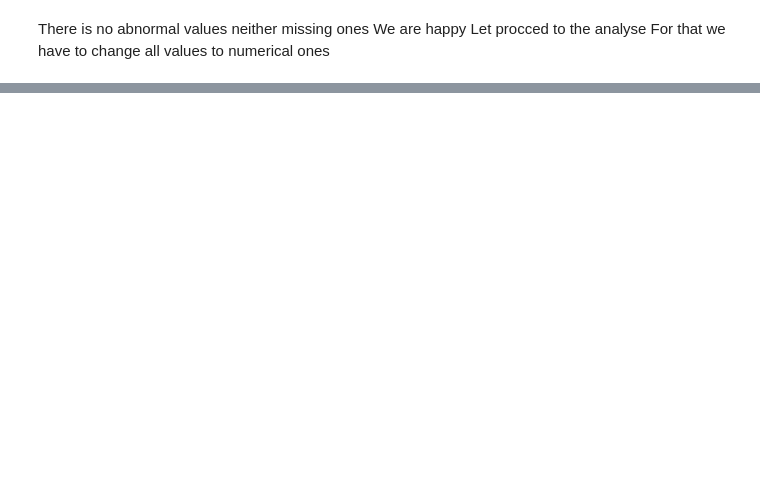
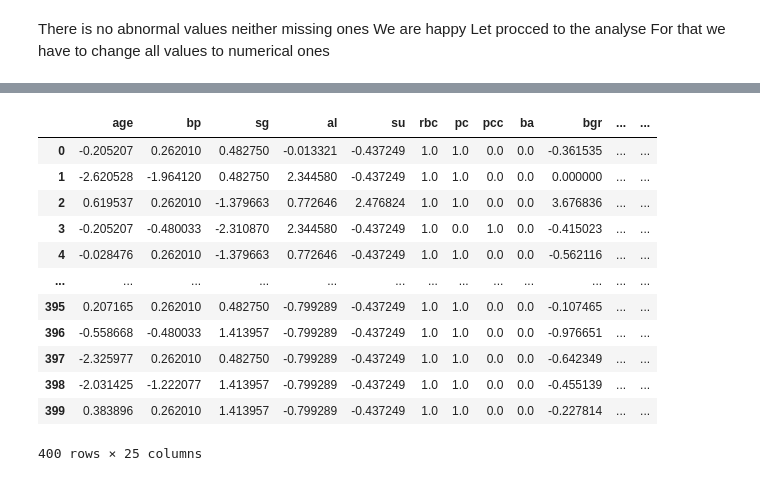
Before and after one commit to DAMMAK26/machine_learning_project, a Jupyter notebook: project.ipynb, the cells around one changed output, grey strips where cells are left out. Saved outputs shown, nothing was run; the diff lists cells and outputs as text; code cells hidden in the pictures; blank space fills up the shorter version.

```diff
--- a/project.ipynb
+++ b/project.ipynb
@@ -169,3 +173,30 @@ There is no abnormal values neither missing ones
 We are happy
 Let procced to the analyse
 For that we have to change all values to numerical ones
+# %%
+# Display the old form of the data
+print("The old form of the data is:\n", df.head(num_rows_to_see))
+
+# List of categorical columns
+cat_columns = ['rbc', 'pc', 'pcc', 'ba', 'htn', 'dm', 'cad', 'appet', 'pe', 'ane', 'classification']
+
+# Initialize label encoder
+label_encoder = LabelEncoder()
+
+# Dictionary to store the mapping between original and encoded values
+label_mapping = {}
+
+# Apply label encoding to categorical columns and store the mapping
+for col in cat_columns:
+    df[col] = label_encoder.fit_transform(df[col])
+    label_mapping[col] = dict(zip(label_encoder.classes_, label_encoder.transform(label_encoder.classes_)))
+
+# Display the recent form of the data
+print("The recent form of the data is:\n", df.head(num_rows_to_see))
+
+# Show the mapping for each column
+print("\nLabel Encoding Mappings (original -> encoded):")
+for col, mapping in label_mapping.items():
+    print(f"\nColumn: {col}")
+    for original_value, encoded_value in mapping.items():
+        print(f"{original_value} -> {encoded_value}")
@@ -171,0 +221,30 @@ For that we have to change all values to numerical ones
+# %%
+#normalise the data
+numerical_columns= ['age', 'bp', 'sg', 'al', 'su', 'bgr', 'bu', 'sc', 'sod', 'pot', 'hemo', 'pcv', 'wc', 'rc']
+for col in numerical_columns:
+    mean= df[col].mean()
+    std=df[col].std()
+    df[col]= (df[col]- mean )/std
+
+#translate the cal columns
+cat_columns=['rbc', 'pc', 'pcc', 'ba', 'htn', 'dm', 'cad', 'appet', 'pe', 'ane', 'classification']
+for col in cat_columns:
+    max=df[col].max()
+    min=df[col].min()
+    df[col]= (df[col] - min) / (max - min)
+
+df
+# %% [output]
+|  | age | bp | sg | al | su | rbc | pc | pcc | ba | bgr | ... | ... |
+| 0 | -0.205207 | 0.262010 | 0.482750 | -0.013321 | -0.437249 | 1.0 | 1.0 | 0.0 | 0.0 | -0.361535 | ... | ... |
+| 1 | -2.620528 | -1.964120 | 0.482750 | 2.344580 | -0.437249 | 1.0 | 1.0 | 0.0 | 0.0 | 0.000000 | ... | ... |
+| 2 | 0.619537 | 0.262010 | -1.379663 | 0.772646 | 2.476824 | 1.0 | 1.0 | 0.0 | 0.0 | 3.676836 | ... | ... |
+| 3 | -0.205207 | -0.480033 | -2.310870 | 2.344580 | -0.437249 | 1.0 | 0.0 | 1.0 | 0.0 | -0.415023 | ... | ... |
+| 4 | -0.028476 | 0.262010 | -1.379663 | 0.772646 | -0.437249 | 1.0 | 1.0 | 0.0 | 0.0 | -0.562116 | ... | ... |
+| ... | ... | ... | ... | ... | ... | ... | ... | ... | ... | ... | ... | ... |
+| 395 | 0.207165 | 0.262010 | 0.482750 | -0.799289 | -0.437249 | 1.0 | 1.0 | 0.0 | 0.0 | -0.107465 | ... | ... |
+| 396 | -0.558668 | -0.480033 | 1.413957 | -0.799289 | -0.437249 | 1.0 | 1.0 | 0.0 | 0.0 | -0.976651 | ... | ... |
+| 397 | -2.325977 | 0.262010 | 0.482750 | -0.799289 | -0.437249 | 1.0 | 1.0 | 0.0 | 0.0 | -0.642349 | ... | ... |
+| 398 | -2.031425 | -1.222077 | 1.413957 | -0.799289 | -0.437249 | 1.0 | 1.0 | 0.0 | 0.0 | -0.455139 | ... | ... |
+| 399 | 0.383896 | 0.262010 | 1.413957 | -0.799289 | -0.437249 | 1.0 | 1.0 | 0.0 | 0.0 | -0.227814 | ... | ... |
+400 rows × 25 columns
```
Also changed, not shown: parts of 22 cells of this notebook, 44 other files.
